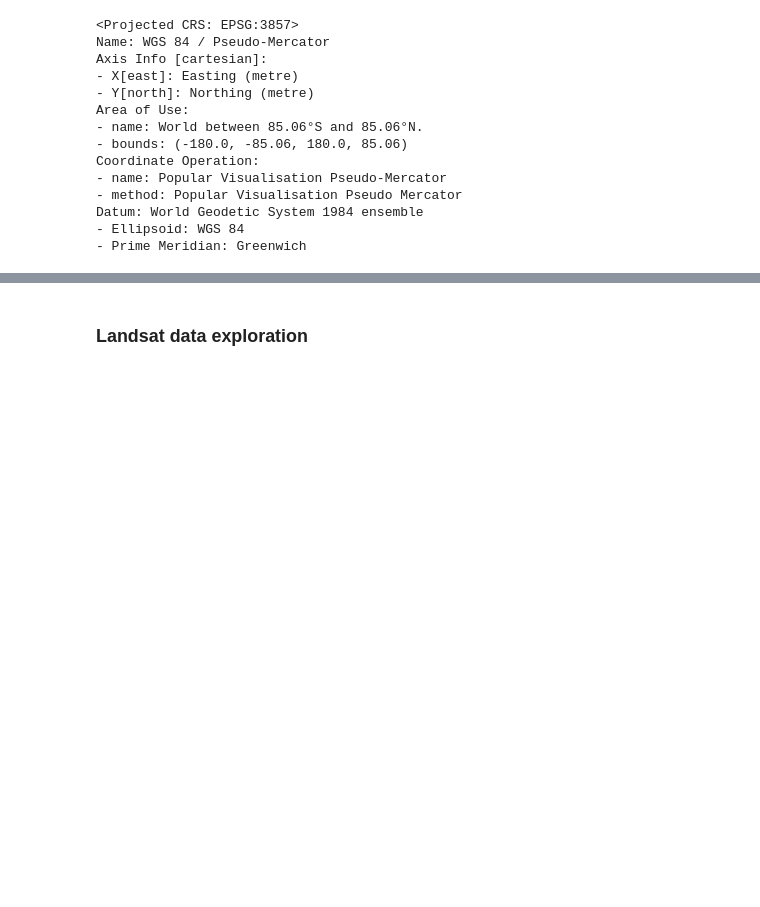
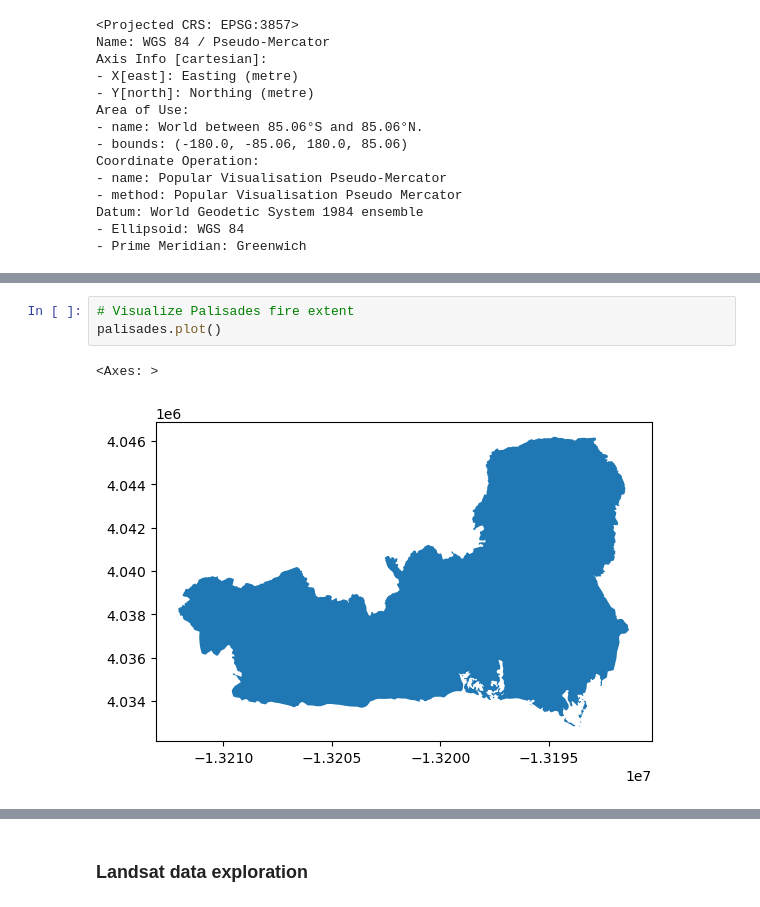
Before and after one commit to hylaea-miller/eds220-hwk4, a Jupyter notebook: hwk4-task2-false-color-MILLER.ipynb, the cells around one changed output, grey strips where cells are left out. Cells and saved outputs as stored; diff of their text form; blank space fills up the shorter version.

```diff
--- a/hwk4-task2-false-color-MILLER.ipynb
+++ b/hwk4-task2-false-color-MILLER.ipynb
@@ -137,0 +140,6 @@ Datum: World Geodetic System 1984 ensemble
+# %%
+# Visualize Palisades fire extent
+palisades.plot()
+# %% [output]
+<Axes: >
+[figure, added]
```
Also changed, not shown: parts of 25 cells of this notebook.
